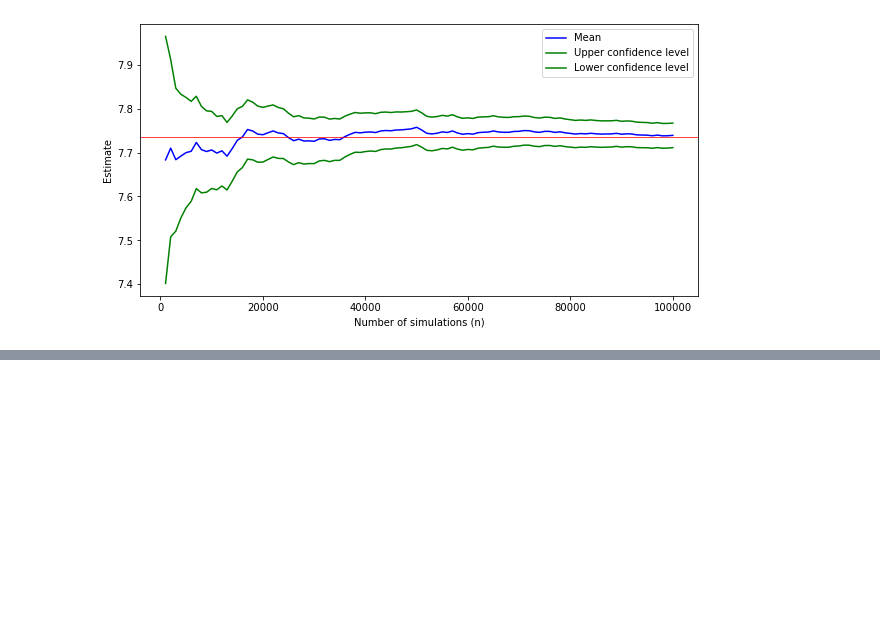
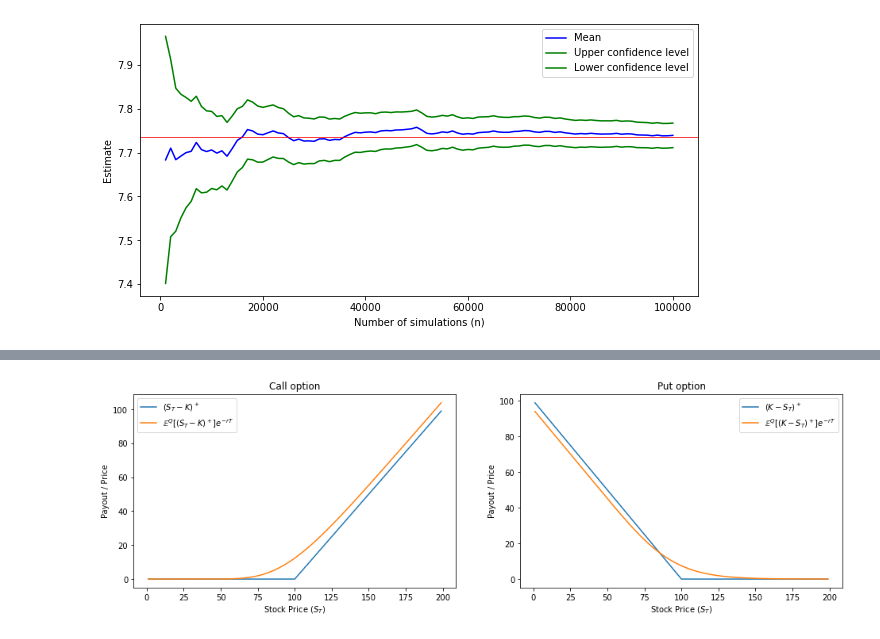
Before and after one commit to iwh-halle/FinancialDataAnalytics, a Jupyter notebook: slides_pt2.ipynb, the cells around one changed output, grey strips where cells are left out. Drawn from its saved outputs; the diff is of its cells as text; code cells hidden in the pictures; blank space fills up the shorter version.

```diff
--- a/slides_pt2.ipynb
+++ b/slides_pt2.ipynb
@@ -342,0 +477,39 @@ plt.show()
+# %%
+import numpy as np
+import matplotlib.pyplot as plt
+
+K = 100  # Strike price
+S_T = np.arange(1, 200, 1)  # Stock price range
+# Define some arbitrary parameters for the valuation
+T = 1  # Maturity
+r = 0.05  # Risk-free rate
+sigma = 0.25  # Volatility of the underlying
+
+# The famous Black-Scholes model (we use this as a benchmark)
+def black_scholes(cpflag,S,K,T,r,sigma):
+    # cpflag in {1 for call, -1 for put}
+    d1 = (np.log(S / K) + (r + 0.5 * sigma ** 2) * T) / (sigma * np.sqrt(T))
+    d2 = (np.log(S / K) + (r - 0.5 * sigma ** 2) * T) / (sigma * np.sqrt(T))
+    price = cpflag * (S * stats.norm.cdf(cpflag*d1, 0.0, 1.0) - K * np.exp(-r * T) *
+            stats.norm.cdf(cpflag*d2, 0.0, 1.0))
+    return price
+
+# Plot the call and put payouts and option prices on two subplots
+fig, axs = plt.subplots(1, 2, figsize=(16, 9/2))
+# Call option
+axs[0].plot(S_T, np.maximum(S_T - K, 0), label='$(S_T - K)^+$')
+axs[0].plot(S_T, black_scholes(1, S_T, K, T, r, sigma), label='$\mathbb{E}^Q[(S_T - K)^+] e^{-rT}$')
+axs[0].set_xlabel('Stock Price ($S_T$)')
+axs[0].set_ylabel('Payout / Price')
+axs[0].title.set_text("Call option")
+axs[0].legend()
+# Put option
+axs[1].plot(S_T, np.maximum(K - S_T, 0), label='$(K - S_T)^+$')
+axs[1].plot(S_T, black_scholes(-1, S_T, K, T, r, sigma), label='$\mathbb{E}^Q[(K - S_T)^+] e^{-rT}$')
+axs[1].set_xlabel('Stock Price ($S_T$)')
+axs[1].set_ylabel('Payout / Price')
+axs[1].title.set_text("Put option")
+axs[1].legend()
+plt.show()
+# %% [output]
+[figure, added]
```
Also changed, not shown: parts of 16 cells of this notebook, 3 other files.
